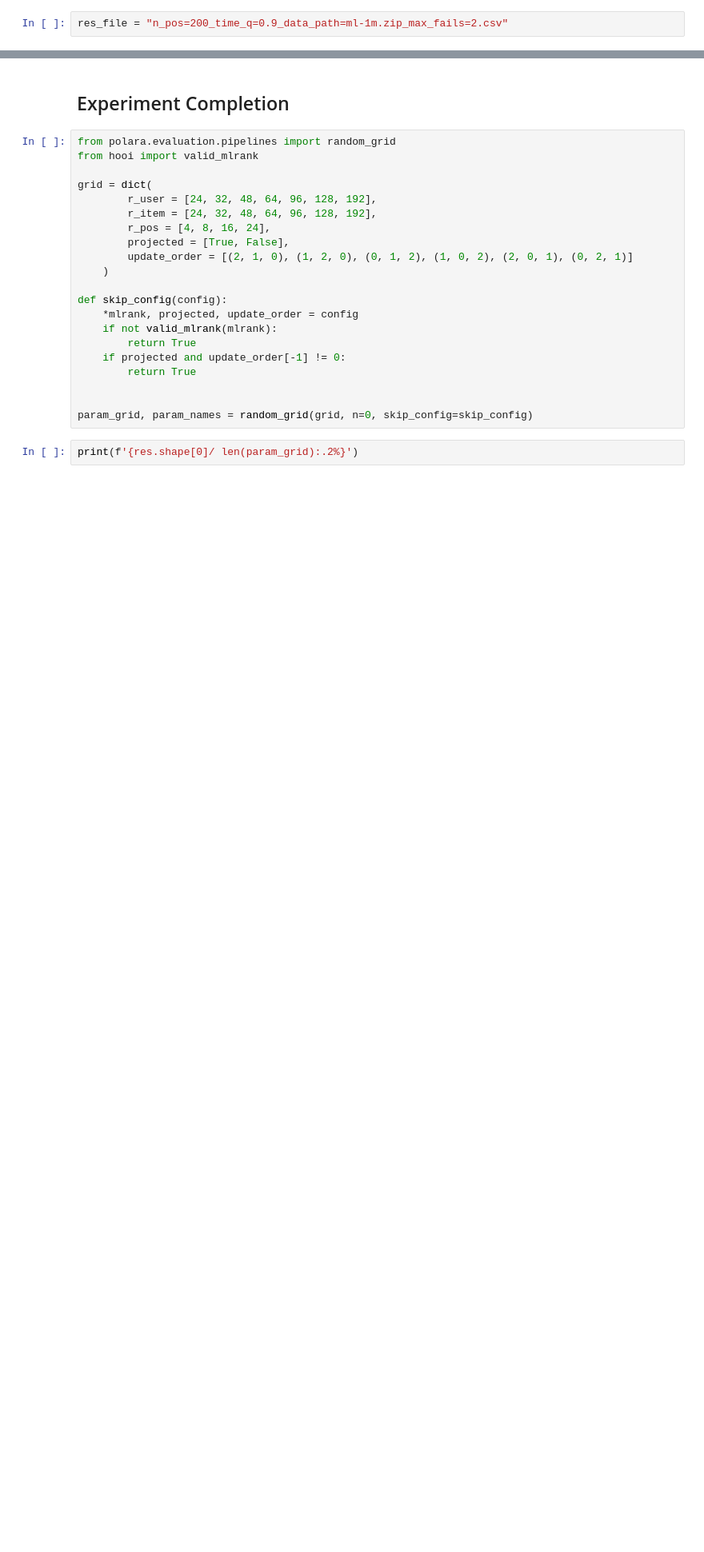
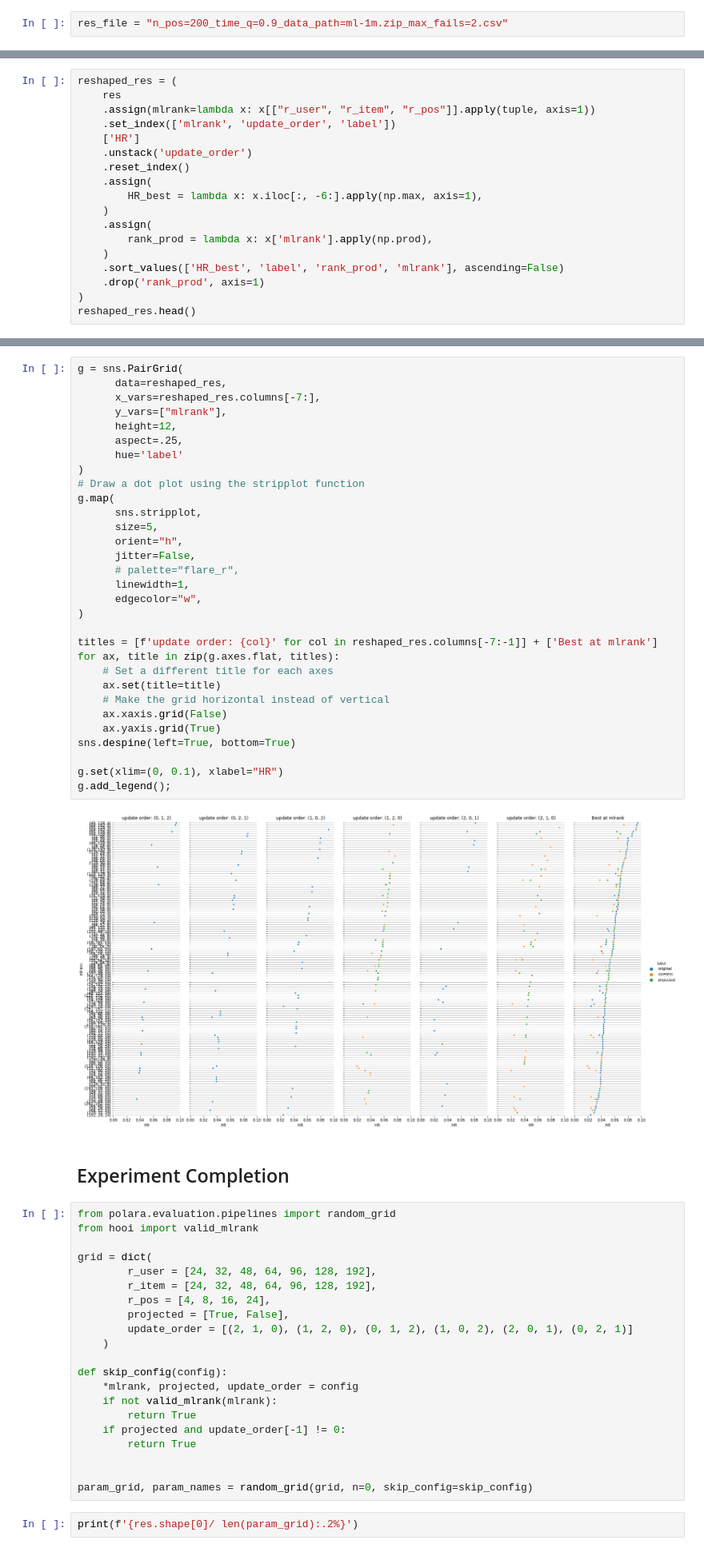
Before and after one commit to evfro/Tensor-Core-Projection, a Jupyter notebook: ResultsAnalysis.ipynb, the cells around one changed output, grey strips where cells are left out. Shown: that part at 80% size. Saved outputs shown, nothing was run; the diff lists cells and outputs as text; blank space fills up the shorter version.

```diff
--- a/ResultsAnalysis.ipynb
+++ b/ResultsAnalysis.ipynb
@@ -19,0 +29,18 @@ sns.swarmplot(data=res, x='label', y='HR');
+# %%
+reshaped_res = (
+    res
+    .assign(mlrank=lambda x: x[["r_user", "r_item", "r_pos"]].apply(tuple, axis=1))
+    .set_index(['mlrank', 'update_order', 'label'])
+    ['HR']
+    .unstack('update_order')
+    .reset_index()
+    .assign(
+        HR_best = lambda x: x.iloc[:, -6:].apply(np.max, axis=1),
+    )
+    .assign(
+        rank_prod = lambda x: x['mlrank'].apply(np.prod),
+    )
+    .sort_values(['HR_best', 'label', 'rank_prod', 'mlrank'], ascending=False)
+    .drop('rank_prod', axis=1)
+)
+reshaped_res.head()
@@ -20,3 +58,36 @@ sns.swarmplot(data=res, x='label', y='HR');
+# %%
+g = sns.PairGrid(
+      data=reshaped_res,
+      x_vars=reshaped_res.columns[-7:],
+      y_vars=["mlrank"],
+      height=12,
+      aspect=.25,
+      hue='label'
+)
+# Draw a dot plot using the stripplot function
+g.map(
+      sns.stripplot,
+      size=5,
+      orient="h",
+      jitter=False,
+      # palette="flare_r",
+      linewidth=1,
+      edgecolor="w",
+)
+
+titles = [f'update order: {col}' for col in reshaped_res.columns[-7:-1]] + ['Best at mlrank']
+for ax, title in zip(g.axes.flat, titles):
+    # Set a different title for each axes
+    ax.set(title=title)
+    # Make the grid horizontal instead of vertical
+    ax.xaxis.grid(False)
+    ax.yaxis.grid(True)
+sns.despine(left=True, bottom=True)
+
+g.set(xlim=(0, 0.1), xlabel="HR")
+g.add_legend();
+# %% [output]
+[figure, added]
 # %% [markdown]
 ## Experiment Completion
 # %%
```
Also changed, not shown: parts of 8 cells of this notebook.
